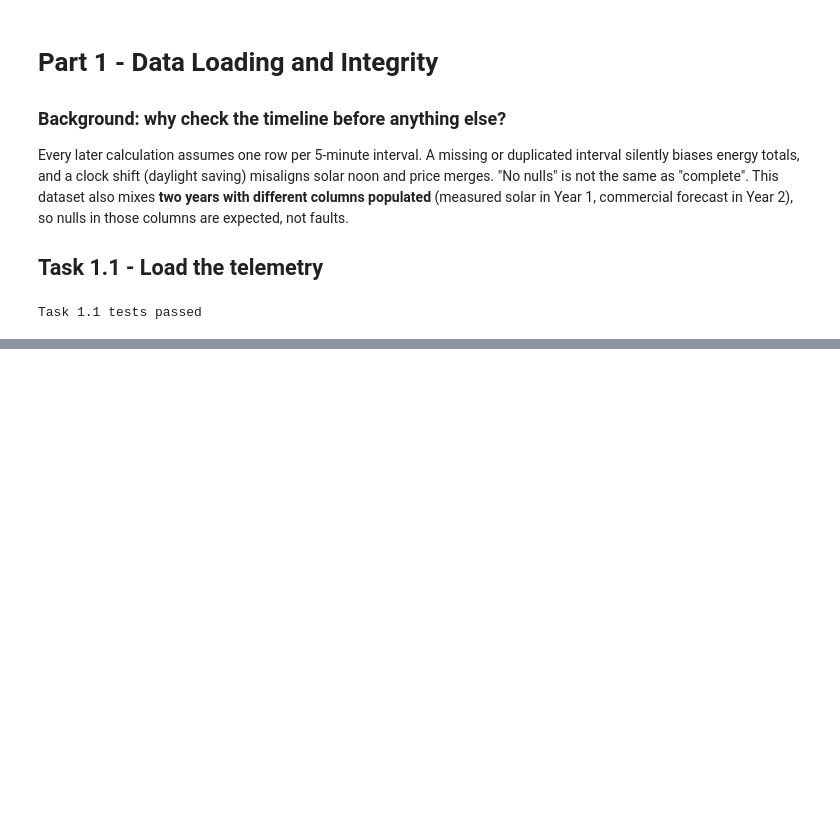
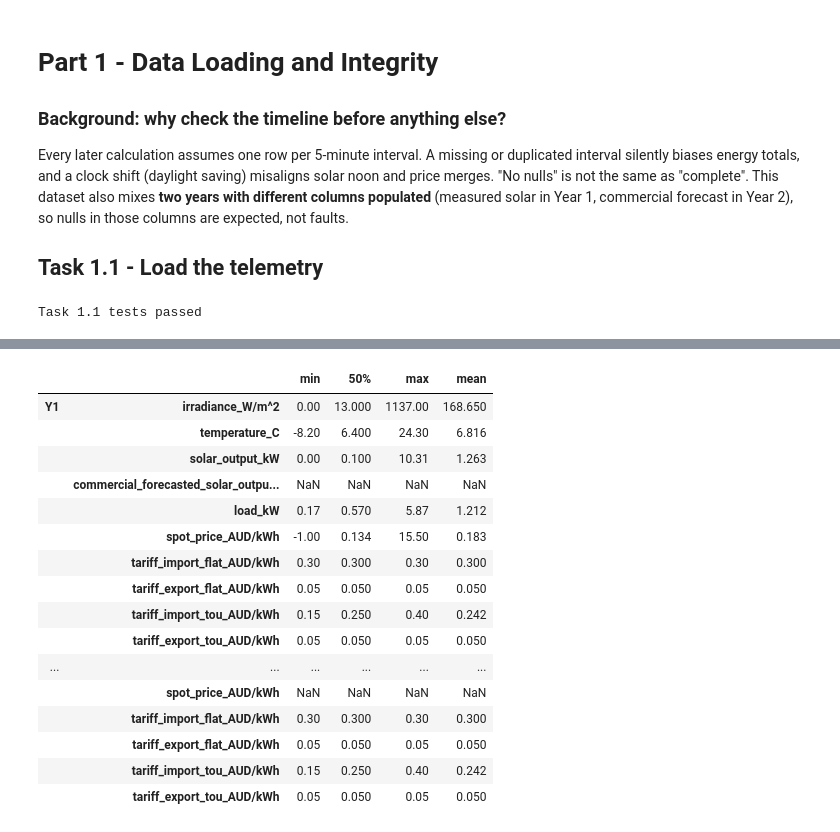
Before and after one commit to 7ayatibp/SOLA, a Jupyter notebook: SOLA4237_Assignment2.ipynb, the cells around one changed output, grey strips where cells are left out. Drawn from its saved outputs; the diff is of its cells as text; code cells hidden in the pictures; blank space fills up the shorter version.

```diff
--- a/SOLA4237_Assignment2.ipynb
+++ b/SOLA4237_Assignment2.ipynb
@@ -171,0 +211,10 @@ df.head()
+# %%
+def split_years(df:pd.DataFrame):
+
+    """Split into (year1, year2) at exactly one year after the first timestamp.
+
+    Uses DateOffset rather than a fixed 365 days so leap years split correctly.
+    """
+
+    cut = df.index.min() + pd.DateOffset(years=1)
+    return df[df.index < cut], df[df.index >= cut]
@@ -171,0 +231,6 @@ df.head()
+# %%
+timeline = check_timeline(df)
+print(pd.Series(timeline))
+df1, df2 = split_years(df)
+print("Year 1 rows:", len(df1), "| Year 2 rows:", len(df2))
+pd.concat({"year1_nulls": df1.isna().sum(), "year2_nulls": df2.isna().sum()}, axis=1)
@@ -171,0 +303,22 @@ df.head()
+# %%
+# Ranges per year (Year 2 PV is the forecast, so compare like with like)
+desc = pd.concat({"Y1": df1.describe().T, "Y2": df2.describe().T})
+desc[["min", "50%", "max", "mean"]].round(3)
+# %% [output]
+|  |  | min | 50% | max | mean |
+| Y1 | irradiance_W/m^2 | 0.00 | 13.000 | 1137.00 | 168.650 |
+|  | temperature_C | -8.20 | 6.400 | 24.30 | 6.816 |
+|  | solar_output_kW | 0.00 | 0.100 | 10.31 | 1.263 |
+|  | commercial_forecasted_solar_outpu... | NaN | NaN | NaN | NaN |
+|  | load_kW | 0.17 | 0.570 | 5.87 | 1.212 |
+|  | spot_price_AUD/kWh | -1.00 | 0.134 | 15.50 | 0.183 |
+|  | tariff_import_flat_AUD/kWh | 0.30 | 0.300 | 0.30 | 0.300 |
+|  | tariff_export_flat_AUD/kWh | 0.05 | 0.050 | 0.05 | 0.050 |
+|  | tariff_import_tou_AUD/kWh | 0.15 | 0.250 | 0.40 | 0.242 |
+|  | tariff_export_tou_AUD/kWh | 0.05 | 0.050 | 0.05 | 0.050 |
+| ... | ... | ... | ... | ... | ... |
+|  | spot_price_AUD/kWh | NaN | NaN | NaN | NaN |
+|  | tariff_import_flat_AUD/kWh | 0.30 | 0.300 | 0.30 | 0.300 |
+|  | tariff_export_flat_AUD/kWh | 0.05 | 0.050 | 0.05 | 0.050 |
+|  | tariff_import_tou_AUD/kWh | 0.15 | 0.250 | 0.40 | 0.242 |
+|  | tariff_export_tou_AUD/kWh | 0.05 | 0.050 | 0.05 | 0.050 |
```
Also changed, not shown: parts of 33 cells of this notebook, 1 other file.
